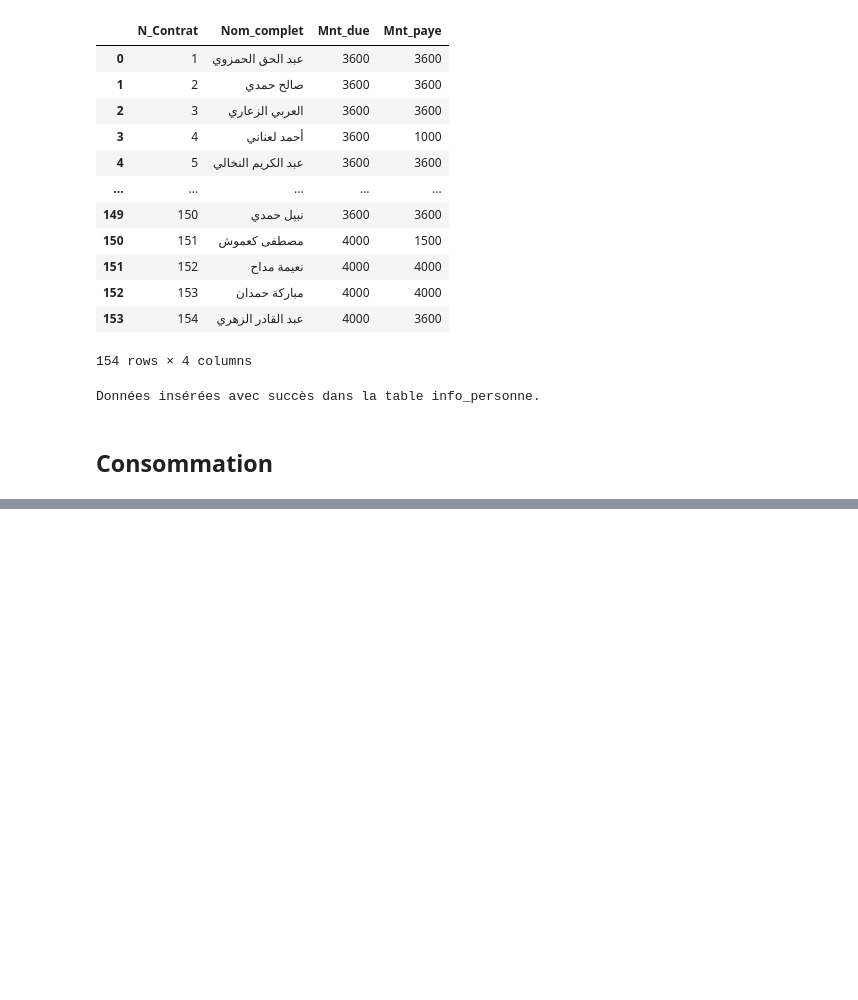
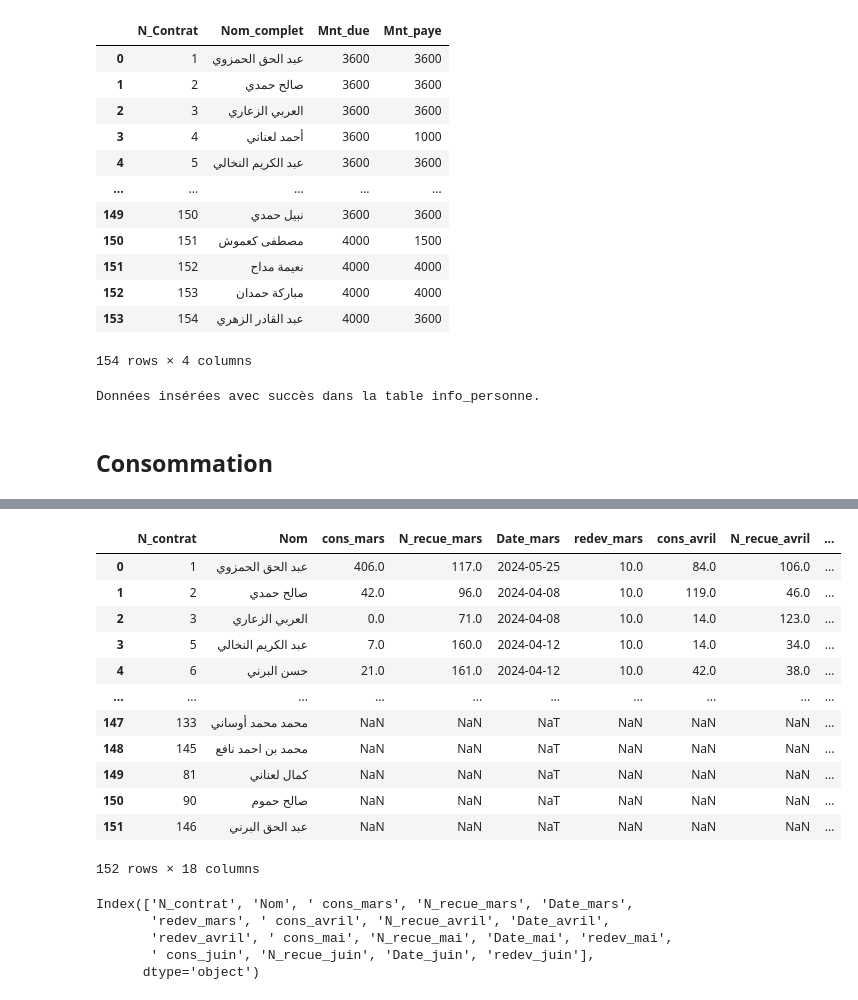
Before and after one commit to laanani-mohamed/Gestion-Eau-Association-Nasr, a Jupyter notebook: notebook/Manipulation_BD.ipynb, the cells around one changed output, grey strips where cells are left out. Cells and saved outputs as stored; diff of their text form; code cells hidden in the pictures; blank space fills up the shorter version.

Commit message:
jai terminer lipplication maintenet cest la phase de lintegration des donnees

```diff
--- a/notebook/Manipulation_BD.ipynb
+++ b/notebook/Manipulation_BD.ipynb
@@ -784,0 +921,4 @@ Données insérées avec succès dans la table consommation.
+# %%
+fichier_excel= "/Users/mac/Desktop/Gestion-Eau-Association-Nasr/Donnee Brute/MB suivi de compte.xlsx"
+df1 = pd.read_excel(fichier_excel, sheet_name="Sheet8")
+df2 = pd.read_excel(fichier_excel, sheet_name="Sheet7")
@@ -784,0 +944,53 @@ Données insérées avec succès dans la table consommation.
+# %%
+import pandas as pd
+
+# Supposons que df1 et df2 sont déjà chargés en tant que DataFrames
+
+# Convertir la colonne MOIS en datetime pour faciliter la comparaison
+df1['MOIS'] = pd.to_datetime(df1['MOIS'])
+
+# Créer un dictionnaire pour mapper les mois aux colonnes correspondantes dans df2
+mois_mapping = {
+    '03': ('N_recue_mars', 'Date_mars'),
+    '04': ('N_recue_avril', 'Date_avril'),
+    '05': ('N_recue_mai', 'Date_mai'),
+    '06': ('N_recue_juin', 'Date_juin')
+}
+
+# Parcourir df2 pour remplir les colonnes N_recue et Date
+for index, row in df2.iterrows():
+    n_contrat = row['N_contrat']
+
+    for mois, (col_recue, col_date) in mois_mapping.items():
+        # Trouver la ligne correspondante dans df1
+        mois_date = pd.to_datetime(f'2024-{mois}-01')
+        df1_row = df1[(df1['N_contrat'] == n_contrat) & (df1['MOIS'] == mois_date)]
+
+        if not df1_row.empty:
+            df2.at[index, col_recue] = df1_row['Reçu N°'].values[0]
+            df2.at[index, col_date] = df1_row['Date encaissement'].values[0]
+
+# Afficher le df2 mis à jour
+df2
+# %% [output]
+|  | N_contrat | Nom | cons_mars | N_recue_mars | Date_mars | redev_mars | cons_avril | N_recue_avril | ... |
+| 0 | 1 | عبد الحق الحمزوي | 406.0 | 117.0 | 2024-05-25 | 10.0 | 84.0 | 106.0 | ... |
+| 1 | 2 | صالح حمدي | 42.0 | 96.0 | 2024-04-08 | 10.0 | 119.0 | 46.0 | ... |
+| 2 | 3 | العربي الزعاري | 0.0 | 71.0 | 2024-04-08 | 10.0 | 14.0 | 123.0 | ... |
+| 3 | 5 | عبد الكريم النخالي | 7.0 | 160.0 | 2024-04-12 | 10.0 | 14.0 | 34.0 | ... |
+| 4 | 6 | حسن البرني | 21.0 | 161.0 | 2024-04-12 | 10.0 | 42.0 | 38.0 | ... |
+| ... | ... | ... | ... | ... | ... | ... | ... | ... | ... |
+| 147 | 133 | محمد محمد أوساني | NaN | NaN | NaT | NaN | NaN | NaN | ... |
+| 148 | 145 | محمد بن احمد نافع | NaN | NaN | NaT | NaN | NaN | NaN | ... |
+| 149 | 81 | كمال لعناني | NaN | NaN | NaT | NaN | NaN | NaN | ... |
+| 150 | 90 | صالح حموم | NaN | NaN | NaT | NaN | NaN | NaN | ... |
+| 151 | 146 | عبد الحق البرني | NaN | NaN | NaT | NaN | NaN | NaN | ... |
+152 rows × 18 columns
+# %%
+df2.columns
+# %% [output]
+Index(['N_contrat', 'Nom', ' cons_mars', 'N_recue_mars', 'Date_mars',
+       'redev_mars', ' cons_avril', 'N_recue_avril', 'Date_avril',
+       'redev_avril', ' cons_mai', 'N_recue_mai', 'Date_mai', 'redev_mai',
+       ' cons_juin', 'N_recue_juin', 'Date_juin', 'redev_juin'],
+      dtype='object')
```
Also changed, not shown: parts of 19 cells of this notebook, 8 other files.
